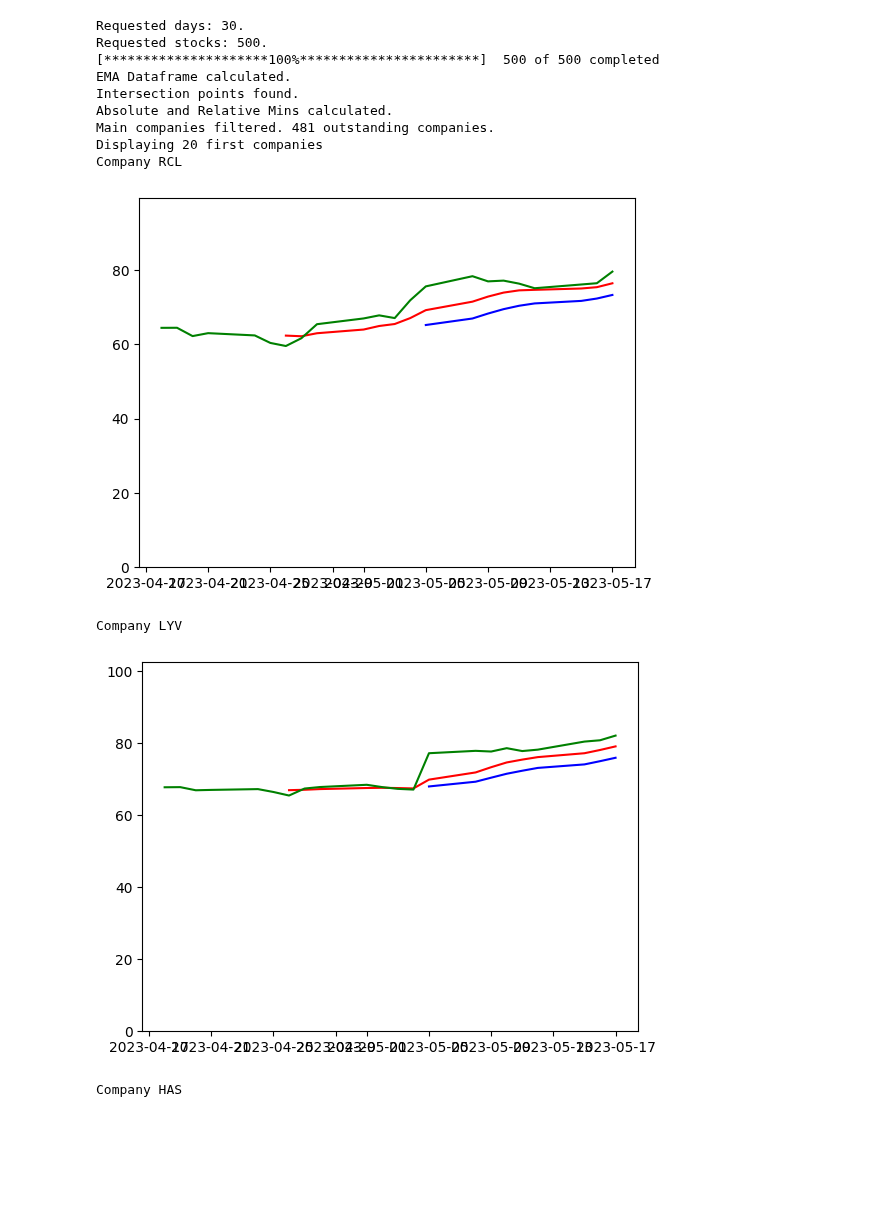
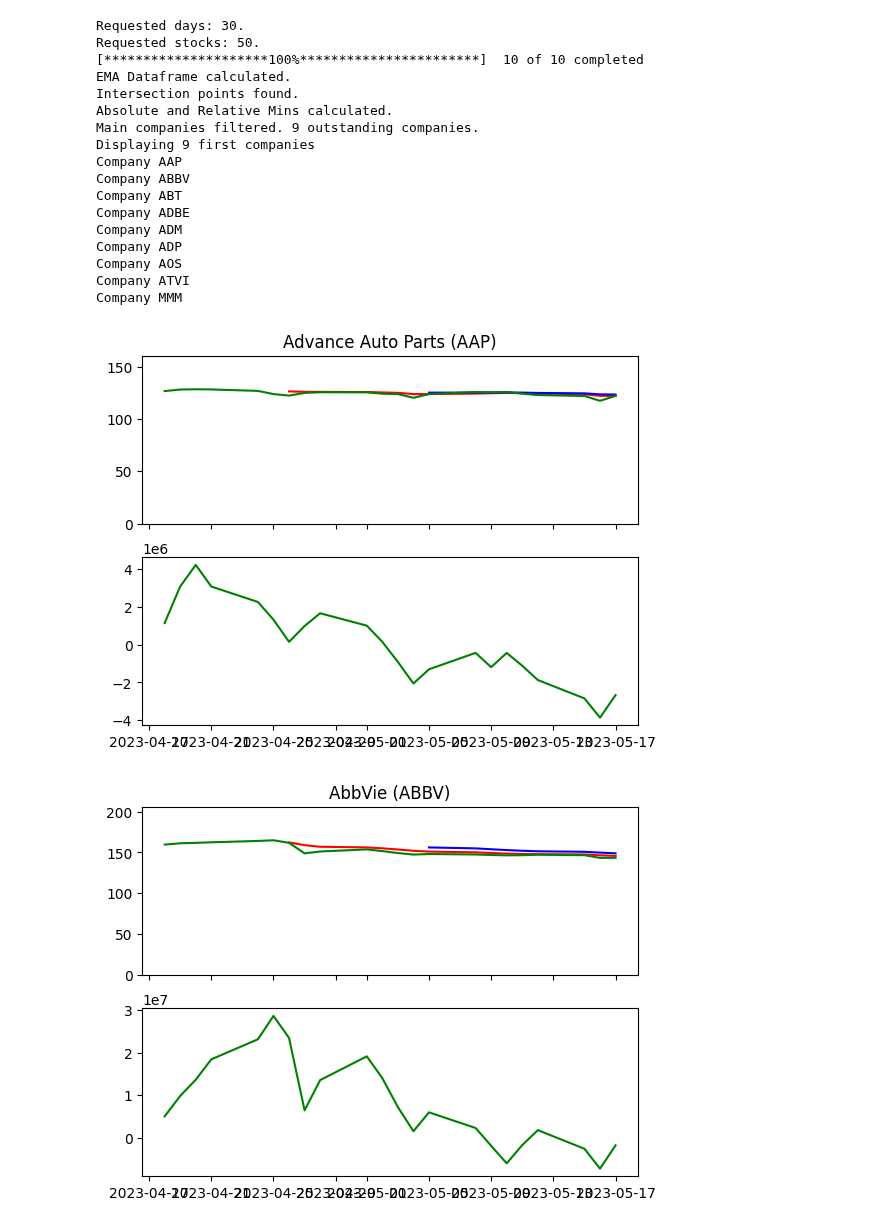
Before and after one commit to pablomleal/TA_Lib, a Jupyter notebook: index.ipynb, the cells around one changed output. Cells and saved outputs as stored; diff of their text form; code cells hidden in the pictures; blank space fills up the shorter version.

Commit message:
improved plot_all to include OBV and use figax

```diff
--- a/index.ipynb
+++ b/index.ipynb
@@ -65,35 +77,43 @@ filterSet = dict({
     "latestGrowth":0.005
      })
 
-def find_stocks(filterSet, numberOfStocks=500):
-    (closes, spreads, volumes)= get_and_store_raw_data(fromCSV='keyStats' in globals(), numberOfStocks=numberOfStocks, daysSince=30)
-    (EMA_df, keyStats) = processData(closes, QUICK_EMA_PERIOD=7, SLOW_EMA_PERIOD=14, latestWindow=2)
-    showData(closes, EMA_df, keyStats, filterSet)
-    return (closes, spreads, volumes, EMA_df, keyStats)
+
+
+def find_stocks(filterSet, numberOfStocks=50):
+    (closes, spreads, volumes, tickers_df)= get_and_store_raw_data(fromCSV='keyStats' in globals(), numberOfStocks=numberOfStocks, daysSince=30)
+    (EMA_df, OBV_df, keyStats) = processData(closes, volumes, QUICK_EMA_PERIOD=7, SLOW_EMA_PERIOD=14, latestWindow=2)
+    showData(closes, EMA_df, OBV_df, keyStats, filterSet, tickers_df)
+    return (closes, spreads, volumes, EMA_df, keyStats, tickers_df)
 
 #(closes, spreads, EMA_df, keyStats) = find_stocks(filterSet)
 # %%
 (ts_today, ts_origin) = retrieve.get_timestamps(2)
 # %%
 #if 'keyStats' in globals(): del(keyStats)
-(closes, spreads, volumes, EMA_df, keyStats) = find_stocks(dict({
+(closes, spreads, volumes, EMA_df, keyStats, tickers_df) = find_stocks(dict({
     #"aboveAvgRatio":0.02,
     "aboveMinAbs":0, #Originally 0.0001
     #"minPositivePeriod":4,
     #"ratioContr":1,
     "latestGrowth":-5 #Originally 0.005
      }))
 # %% [output]
 Requested days: 30.
-Requested stocks: 500.
-[*********************100%***********************]  500 of 500 completed
+Requested stocks: 50.
+[*********************100%***********************]  10 of 10 completed
 EMA Dataframe calculated.
 Intersection points found.
 Absolute and Relative Mins calculated.
-Main companies filtered. 481 outstanding companies.
-Displaying 20 first companies
-Company RCL
+Main companies filtered. 9 outstanding companies.
+Displaying 9 first companies
+Company AAP
+Company ABBV
+Company ABT
+Company ADBE
+Company ADM
+Company ADP
+Company AOS
+Company ATVI
+Company MMM
-[figure, old version]
+[figure, new version]
-Company LYV
-[figure, old version]
+[figure, new version]
-Company HAS
```
Also changed, not shown: parts of 3 cells of this notebook, 7 other files.
